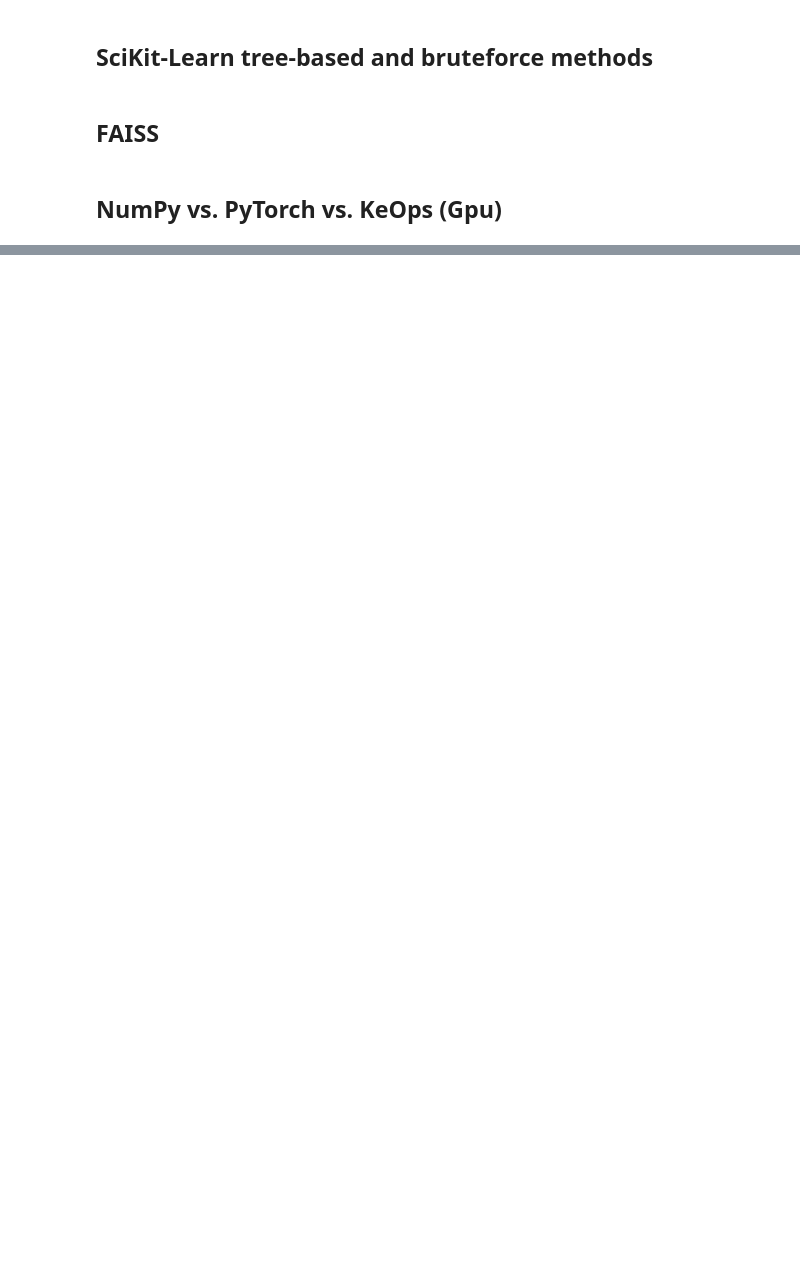
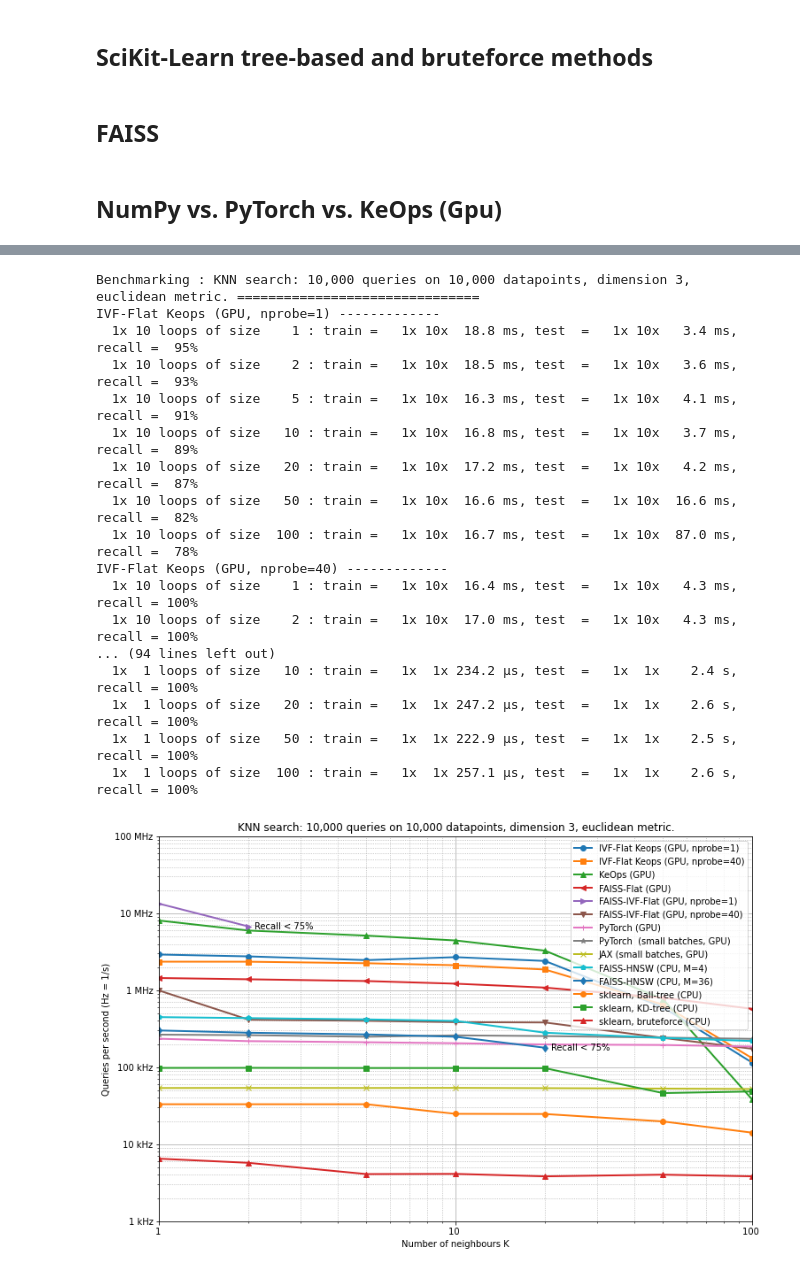
Before and after one commit to huddyyeo/keops_project, a Jupyter notebook: KNN/benchmarking/plot_benchmark_KNN.ipynb, the cells around one changed output, grey strips where cells are left out. Drawn from its saved outputs; the diff is of its cells as text; code cells hidden in the pictures; blank space fills up the shorter version.

```diff
--- a/KNN/benchmarking/plot_benchmark_KNN.ipynb
+++ b/KNN/benchmarking/plot_benchmark_KNN.ipynb
@@ -398,3 +402,10 @@ def ivf_flat(K, metric="euclidean", **kwargs):
         return f, elapsed
 
     return fit
+# %%
+KNN_KeOps_gpu_IVFFlat_fast = partial(
+    KNN_KeOps_ivf_flat, clusters=10, a=1
+)
+KNN_KeOps_gpu_IVFFlat_slow = partial(
+    KNN_KeOps_ivf_flat, clusters=200, a=40
+)
@@ -810,36 +637,0 @@ IVF-Flat Keops (GPU) -------------
-# %%
-def run_KNN_benchmark(name=None,**kwargs):
-
-    # Load the dataset and some info:
-    dataset = generate_samples(key=name,**kwargs)(1)
-    N_train, dimension = dataset["train"].shape
-    N_test, _ = dataset["test"].shape
-    metric = dataset["metric"]
-
-    # Routines to benchmark:
-    routines = [
-        (ivf_flat, "IVF-Flat Keops (GPU)", {}),
-        (KNN_KeOps, "KeOps (GPU)", {}),
-        (KNN_faiss_gpu_Flat, "FAISS-Flat (GPU)", {}),
-        # (KNN_faiss_gpu_IVFFlat_fast, "FAISS-IVF-Flat (GPU, nprobe=1)", {}),
-        (KNN_faiss_gpu_IVFFlat_slow, "FAISS-IVF-Flat (GPU, nprobe=40)", {}),
-        # (KNN_torch, "PyTorch (GPU)", {}),
-        # (KNN_torch_batch_loop, "PyTorch  (small batches, GPU)", {}),
-        # (KNN_JAX_batch_loop, "JAX (small batches, GPU)", {}),
-        # (KNN_faiss_HNSW_fast, "FAISS-HNSW (CPU, M=4)", {}),
-        # (KNN_faiss_HNSW_slow, "FAISS-HNSW (CPU, M=36)", {}),
-        # (KNN_sklearn_ball_tree, "sklearn, Ball-tree (CPU)", {}),
-        # (KNN_sklearn_kd_tree, "sklearn, KD-tree (CPU)", {}),
-        # (KNN_sklearn_brute, "sklearn, bruteforce (CPU)", {}),
-    ]
-
-    # Actual run:
-    full_benchmark(
-        f"K-NN search on: {N_test:,} queries on a dataset of {N_train:,} points\nin dimension {dimension:,} with a {metric} metric.",
-        routines,
-        generate_samples(key=name,**kwargs),
-        min_time=1e-4,
-        max_time=60,
-        problem_sizes=Ks,
-        xlabel="Number of neighbours K",
-    )
@@ -901,0 +638,21 @@ Done.
+# %%
+run_KNN_benchmark("R^D a", loops=[10, 1])
+# %% [output]
+Benchmarking : KNN search: 10,000 queries on 10,000 datapoints, dimension 3, euclidean metric. ===============================
+IVF-Flat Keops (GPU, nprobe=1) -------------
+  1x 10 loops of size    1 : train =   1x 10x  18.8 ms, test  =   1x 10x   3.4 ms, recall =  95%
+  1x 10 loops of size    2 : train =   1x 10x  18.5 ms, test  =   1x 10x   3.6 ms, recall =  93%
+  1x 10 loops of size    5 : train =   1x 10x  16.3 ms, test  =   1x 10x   4.1 ms, recall =  91%
+  1x 10 loops of size   10 : train =   1x 10x  16.8 ms, test  =   1x 10x   3.7 ms, recall =  89%
+  1x 10 loops of size   20 : train =   1x 10x  17.2 ms, test  =   1x 10x   4.2 ms, recall =  87%
+  1x 10 loops of size   50 : train =   1x 10x  16.6 ms, test  =   1x 10x  16.6 ms, recall =  82%
+  1x 10 loops of size  100 : train =   1x 10x  16.7 ms, test  =   1x 10x  87.0 ms, recall =  78%
+IVF-Flat Keops (GPU, nprobe=40) -------------
+  1x 10 loops of size    1 : train =   1x 10x  16.4 ms, test  =   1x 10x   4.3 ms, recall = 100%
+  1x 10 loops of size    2 : train =   1x 10x  17.0 ms, test  =   1x 10x   4.3 ms, recall = 100%
+... (94 lines left out)
+  1x  1 loops of size   10 : train =   1x  1x 234.2 µs, test  =   1x  1x    2.4 s, recall = 100%
+  1x  1 loops of size   20 : train =   1x  1x 247.2 µs, test  =   1x  1x    2.6 s, recall = 100%
+  1x  1 loops of size   50 : train =   1x  1x 222.9 µs, test  =   1x  1x    2.5 s, recall = 100%
+  1x  1 loops of size  100 : train =   1x  1x 257.1 µs, test  =   1x  1x    2.6 s, recall = 100%
+[figure, added]
```
Also changed, not shown: parts of 29 cells of this notebook, 5 other files.
